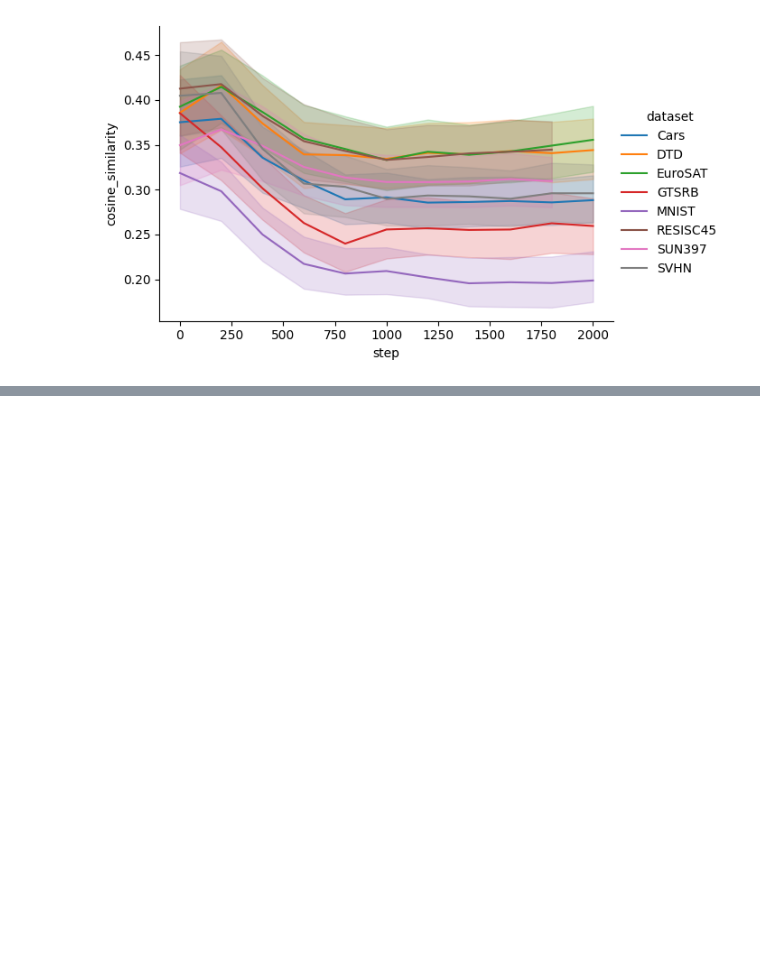
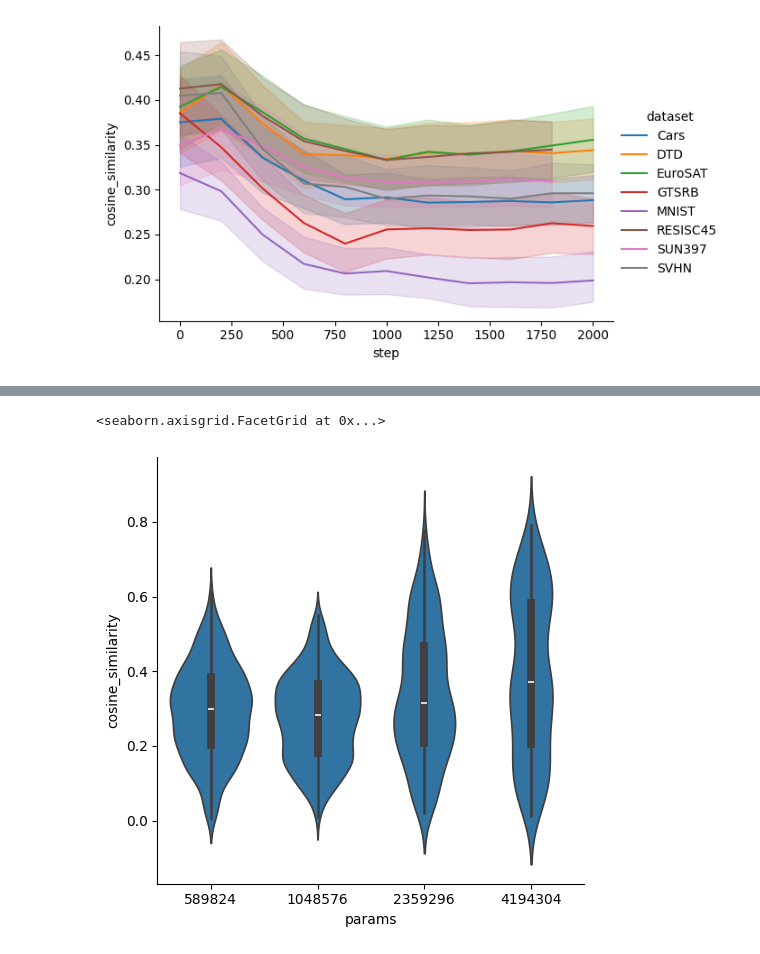
Before and after one commit to marawangamal/actmat, a Jupyter notebook: scripts/analysis.ipynb, the cells around one changed output, grey strips where cells are left out. Saved outputs shown, nothing was run; the diff lists cells and outputs as text; code cells hidden in the pictures; blank space fills up the shorter version.

```diff
--- a/scripts/analysis.ipynb
+++ b/scripts/analysis.ipynb
@@ -926,0 +1013,5 @@ sns.relplot(
+# %%
+sns.catplot(df, x="params", y="cosine_similarity", kind="violin")
+# %% [output]
+<seaborn.axisgrid.FacetGrid at 0x...>
+[figure, added]
```
Also changed, not shown: parts of 7 cells of this notebook, 41 other files.
